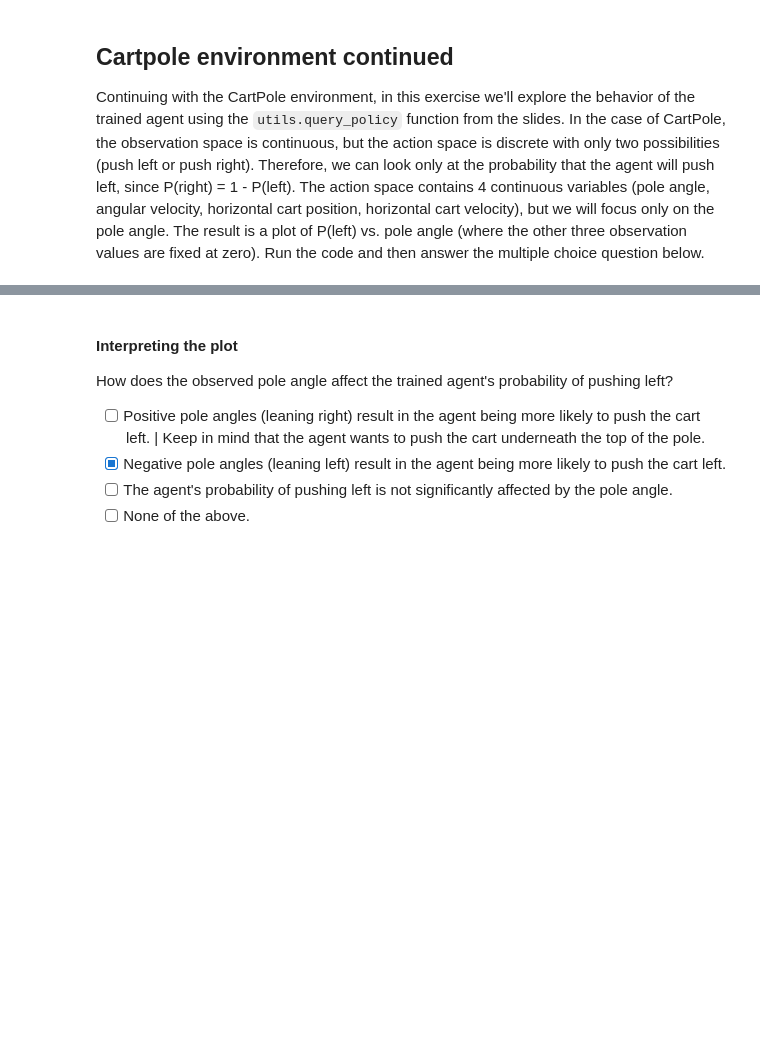
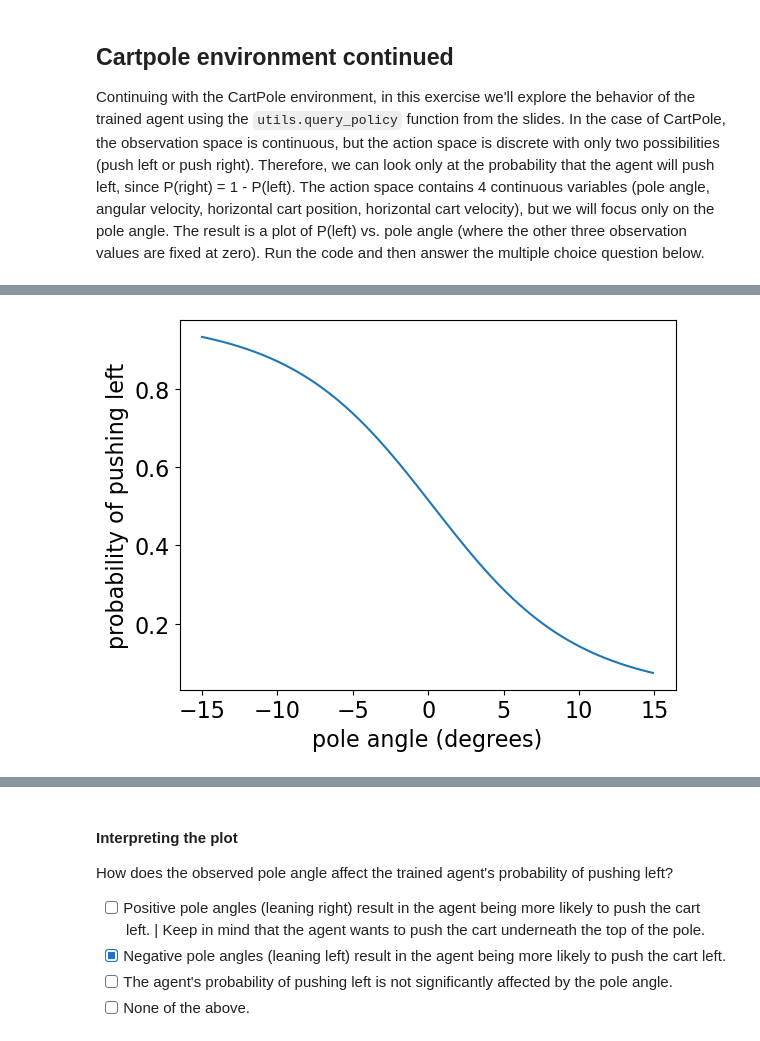
Before and after one commit to anyscale/rl-course, a Jupyter notebook: notebooks/02-rllib/02_02_rllib-continued.ipynb, the cells around one changed output, grey strips where cells are left out. Saved outputs shown, nothing was run; the diff lists cells and outputs as text; code cells hidden in the pictures; blank space fills up the shorter version.

```diff
--- a/notebooks/02-rllib/02_02_rllib-continued.ipynb
+++ b/notebooks/02-rllib/02_02_rllib-continued.ipynb
@@ -554,7 +556,7 @@ import numpy as np
 import matplotlib.pyplot as plt
 
 import utils
-import envs
+from envs import MyCartPole
 from ray.rllib.algorithms.ppo import PPOConfig
 
 cartpole_config = (
@@ -563,7 +565,7 @@ cartpole_config = (
     .rollouts(create_env_on_local_worker=True)
     .debugging(seed=0, log_level="ERROR")
     .training(model={"fcnet_hiddens" : [32, 32]})
-    .environment(env=envs.MyCartPole)
+    .environment(env=MyCartPole)
 )
 
 ppo = cartpole_config.build()
@@ -573,7 +575,7 @@ ppo.restore("models/CartPole-Ray2/checkpoint_000050")
 angle_range_deg = np.arange(-15,15,0.1)
 push_left_probs = 0*angle_range_deg
 
-env = envs.MyCartPole()
+env = MyCartPole()
 obs = env.reset()
 for i, angle_deg in enumerate(angle_range_deg):
     angle_rad = angle_deg/180*np.pi
@@ -588,3 +590,4 @@ plt.xlabel("pole angle (degrees)")
 plt.ylabel("probability of pushing left")
 
 ppo.stop()
+# %% [output]
@@ -590,0 +597 @@ ppo.stop()
+[figure, added]
```
Also changed, not shown: parts of 3 cells of this notebook, 4 other files.
